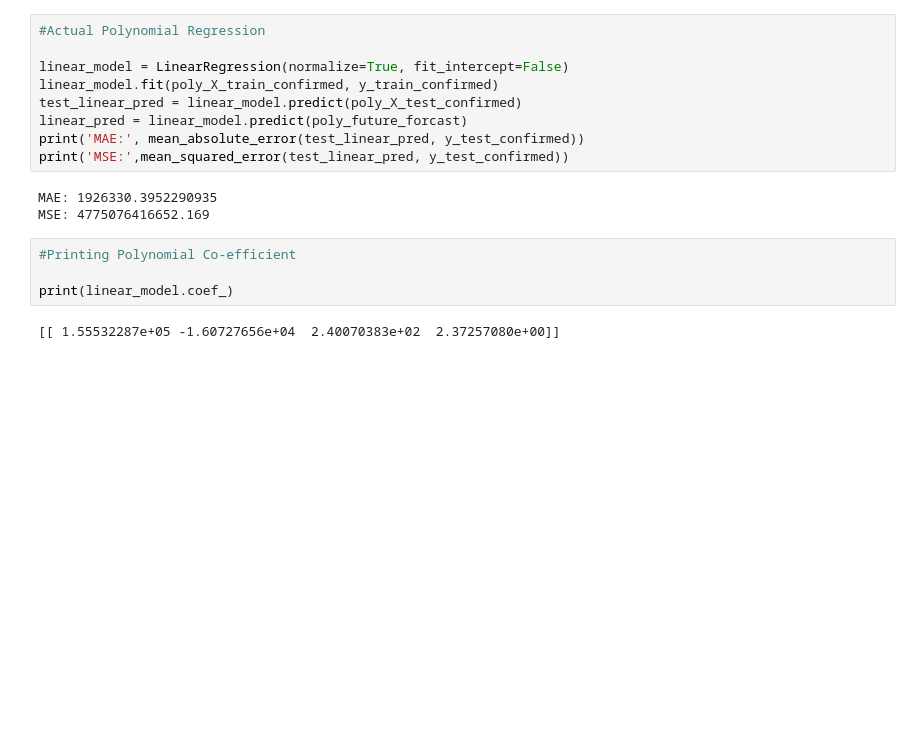
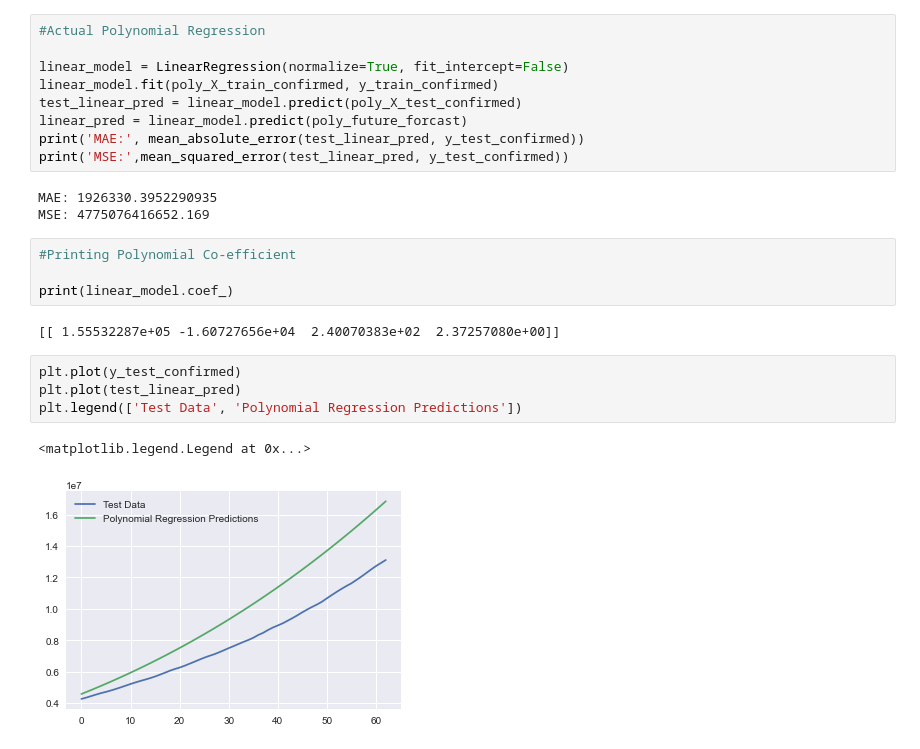
Before and after one commit to prasaddrane/Thesis, a Jupyter notebook: Coronavirus_Predictions_LinerRegression.ipynb, the cells around one changed output. Cells and saved outputs as stored; diff of their text form; blank space fills up the shorter version.

Commit message:
Polynomial Regression implemented Successfully

```diff
--- a/Coronavirus_Predictions_LinerRegression.ipynb
+++ b/Coronavirus_Predictions_LinerRegression.ipynb
@@ -446,3 +446,10 @@ MSE: 4775076416652.169
 print(linear_model.coef_)
 # %% [output]
 [[ 1.55532287e+05 -1.60727656e+04  2.40070383e+02  2.37257080e+00]]
+# %%
+plt.plot(y_test_confirmed)
+plt.plot(test_linear_pred)
+plt.legend(['Test Data', 'Polynomial Regression Predictions'])
+# %% [output]
+<matplotlib.legend.Legend at 0x...>
+[figure, added]
```
